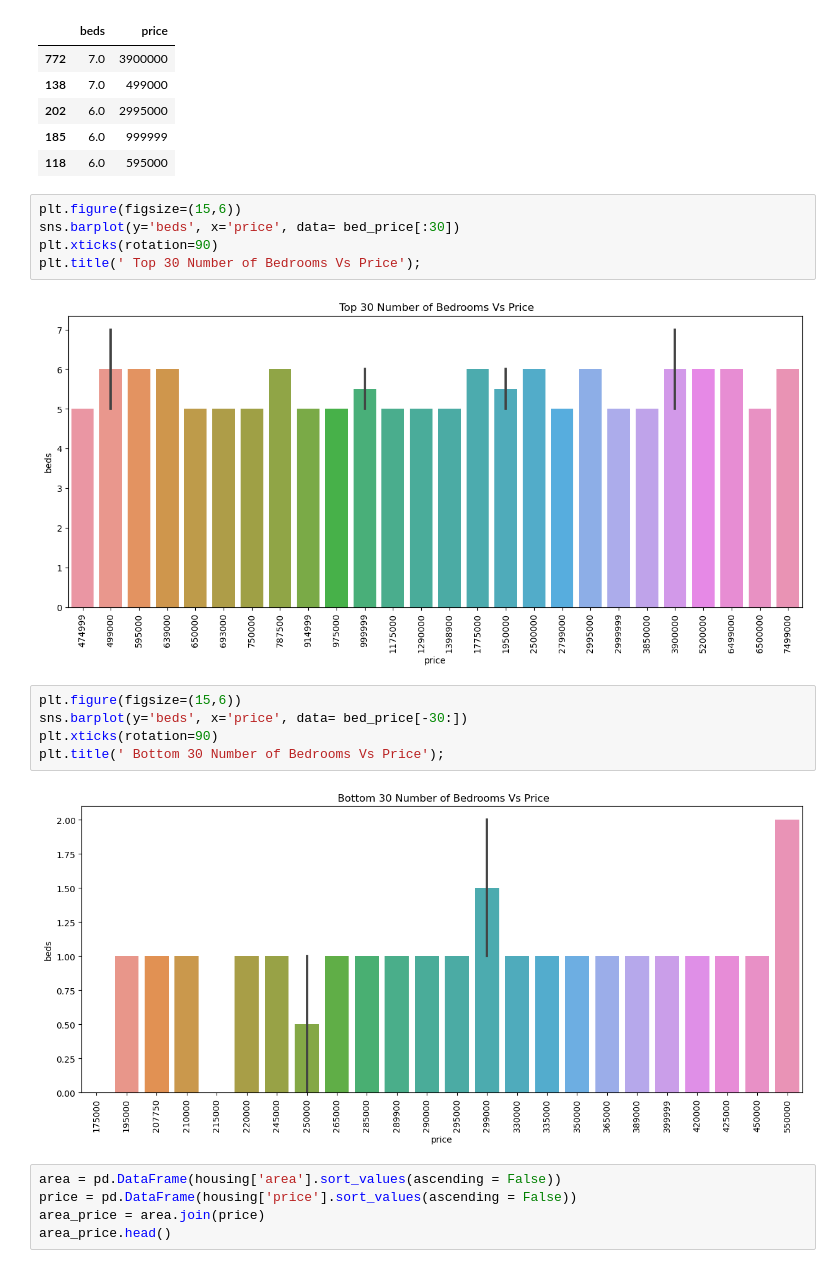
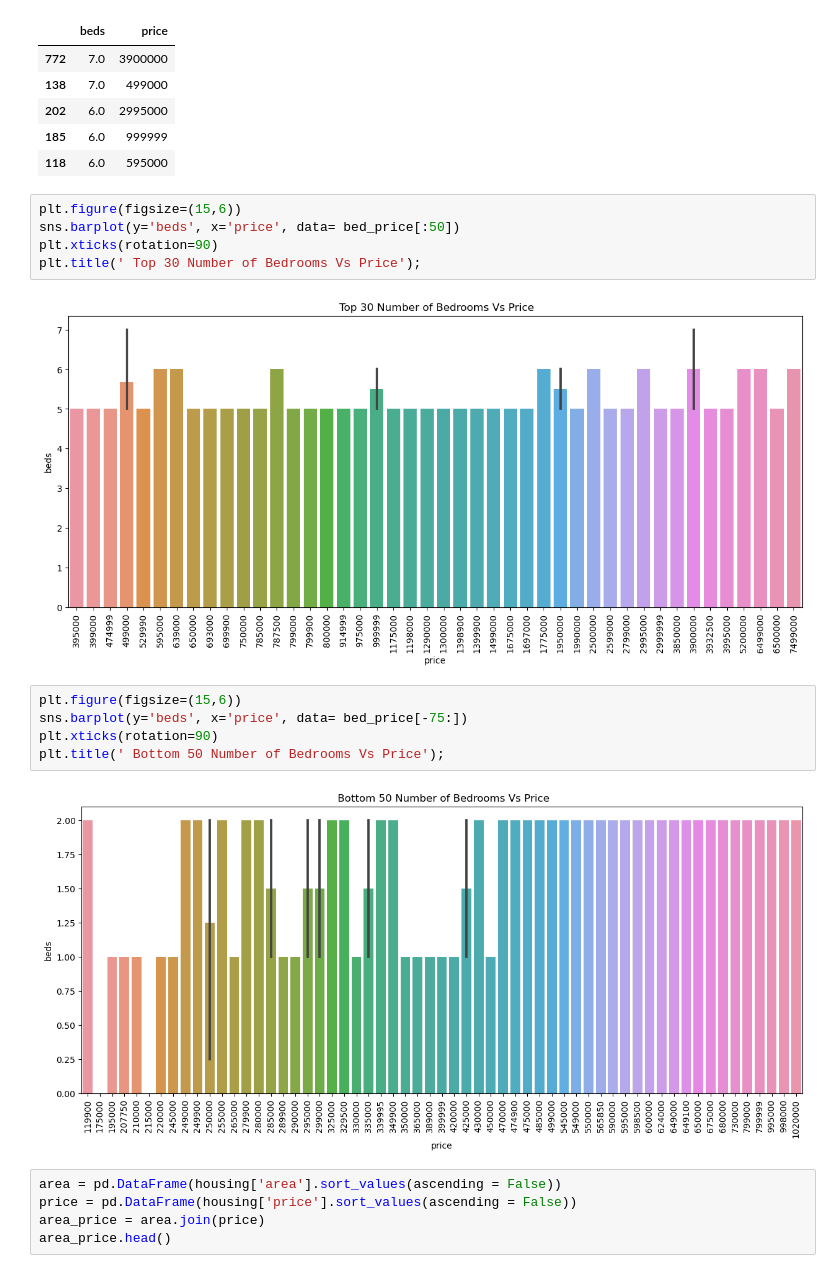
Before and after one commit to Silver0345/Data-Science, a Jupyter notebook: Austin Zillow Housing/data/EDA AUSTIN ZILOW HOUSING.ipynb, the cells around one changed output. Cells and saved outputs as stored; diff of their text form.

```diff
--- a/Austin Zillow Housing/data/EDA AUSTIN ZILOW HOUSING.ipynb
+++ b/Austin Zillow Housing/data/EDA AUSTIN ZILOW HOUSING.ipynb
@@ -278,18 +278,18 @@ bed_price.head()
 | 118 | 6.0 | 595000 |
 # %%
 plt.figure(figsize=(15,6))
-sns.barplot(y='beds', x='price', data= bed_price[:30])
+sns.barplot(y='beds', x='price', data= bed_price[:50])
 plt.xticks(rotation=90)
 plt.title(' Top 30 Number of Bedrooms Vs Price');
 # %% [output]
-[figure, old version]
+[figure, new version]
 # %%
 plt.figure(figsize=(15,6))
-sns.barplot(y='beds', x='price', data= bed_price[-30:])
+sns.barplot(y='beds', x='price', data= bed_price[-75:])
 plt.xticks(rotation=90)
-plt.title(' Bottom 30 Number of Bedrooms Vs Price');
+plt.title(' Bottom 50 Number of Bedrooms Vs Price');
 # %% [output]
-[figure, old version]
+[figure, new version]
 # %%
 area = pd.DataFrame(housing['area'].sort_values(ascending = False))
 price = pd.DataFrame(housing['price'].sort_values(ascending = False))
```
Also changed, not shown: parts of 4 cells of this notebook.
